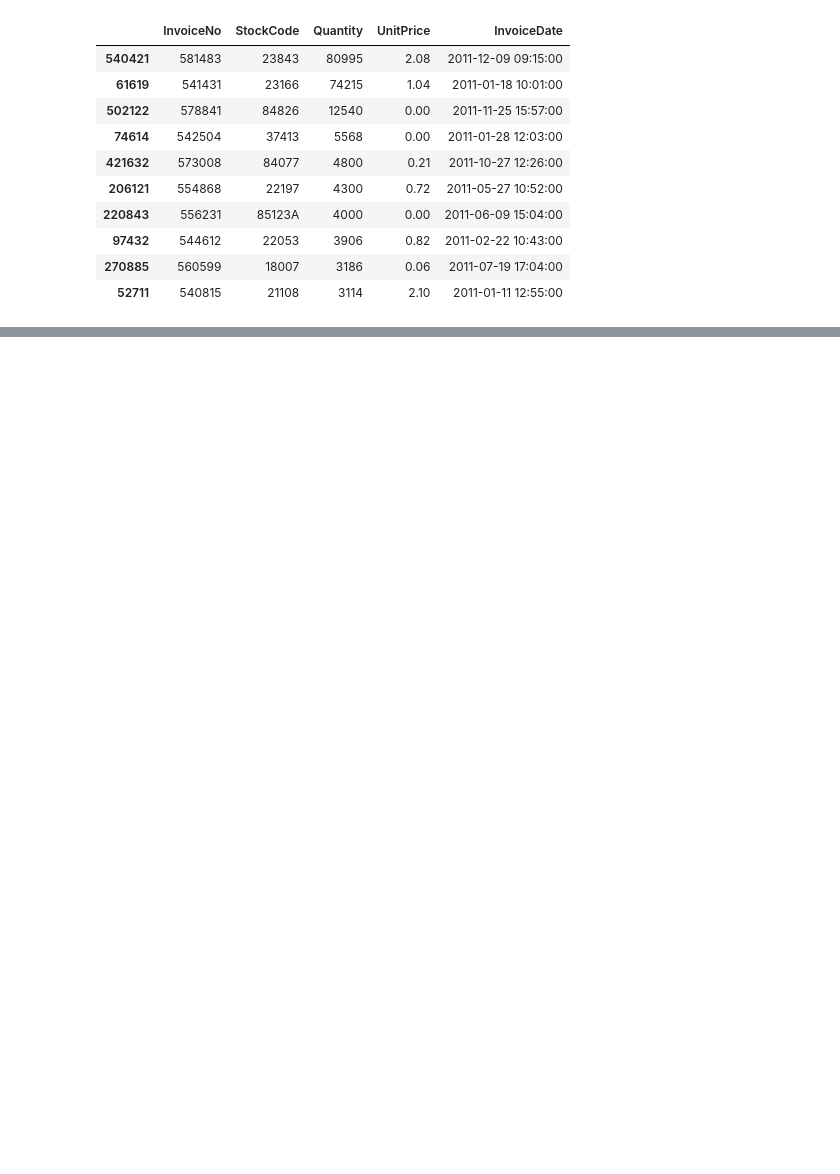
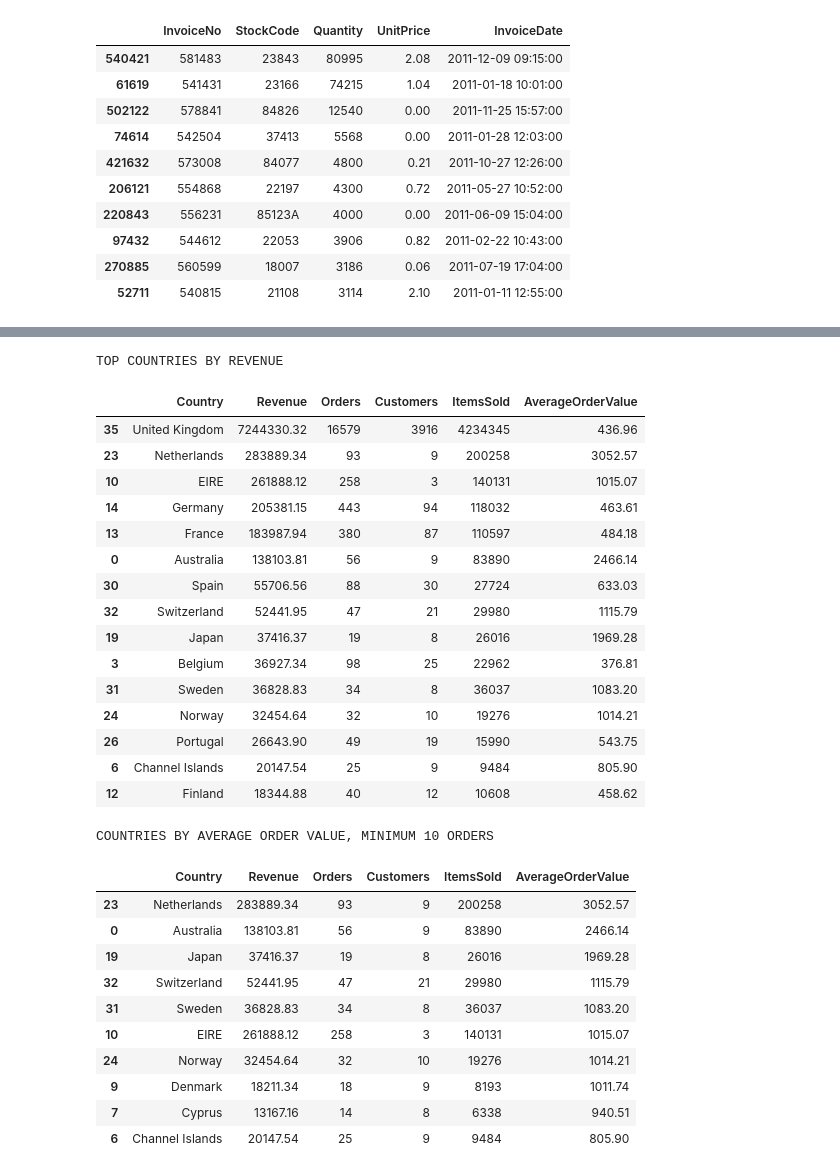
Before and after one commit to KaranMondal/AI-Powered-Retail--Data-Analysis, a Jupyter notebook: RetailDataAnalysis.ipynb, the cells around one changed output, grey strips where cells are left out. Drawn from its saved outputs; the diff is of its cells as text; code cells hidden in the pictures; blank space fills up the shorter version.

```diff
--- a/RetailDataAnalysis.ipynb
+++ b/RetailDataAnalysis.ipynb
@@ -108,0 +267,56 @@ Rows removed from sales dataset: 150,623
+# %%
+# Compare geographic performance using revenue, orders, and identifiable customers.
+country_performance = (
+    clean_df.groupby("Country", as_index=False)
+    .agg(
+        Revenue=("Revenue", "sum"),
+        Orders=("InvoiceNo", "nunique"),
+        Customers=("CustomerID", "nunique"),
+        ItemsSold=("Quantity", "sum"),
+    )
+)
+country_performance["AverageOrderValue"] = (
+    country_performance["Revenue"] / country_performance["Orders"]
+)
+country_performance = country_performance.sort_values("Revenue", ascending=False)
+
+print("TOP COUNTRIES BY REVENUE")
+display(country_performance.head(15).round({"Revenue": 2, "AverageOrderValue": 2}))
+
+print("COUNTRIES BY AVERAGE ORDER VALUE, MINIMUM 10 ORDERS")
+display(
+    country_performance[country_performance["Orders"] >= 10]
+    .sort_values("AverageOrderValue", ascending=False)
+    .head(10)
+    .round({"Revenue": 2, "AverageOrderValue": 2})
+)
+# %% [output]
+TOP COUNTRIES BY REVENUE
+|  | Country | Revenue | Orders | Customers | ItemsSold | AverageOrderValue |
+| 35 | United Kingdom | 7244330.32 | 16579 | 3916 | 4234345 | 436.96 |
+| 23 | Netherlands | 283889.34 | 93 | 9 | 200258 | 3052.57 |
+| 10 | EIRE | 261888.12 | 258 | 3 | 140131 | 1015.07 |
+| 14 | Germany | 205381.15 | 443 | 94 | 118032 | 463.61 |
+| 13 | France | 183987.94 | 380 | 87 | 110597 | 484.18 |
+| 0 | Australia | 138103.81 | 56 | 9 | 83890 | 2466.14 |
+| 30 | Spain | 55706.56 | 88 | 30 | 27724 | 633.03 |
+| 32 | Switzerland | 52441.95 | 47 | 21 | 29980 | 1115.79 |
+| 19 | Japan | 37416.37 | 19 | 8 | 26016 | 1969.28 |
+| 3 | Belgium | 36927.34 | 98 | 25 | 22962 | 376.81 |
+| 31 | Sweden | 36828.83 | 34 | 8 | 36037 | 1083.20 |
+| 24 | Norway | 32454.64 | 32 | 10 | 19276 | 1014.21 |
+| 26 | Portugal | 26643.90 | 49 | 19 | 15990 | 543.75 |
+| 6 | Channel Islands | 20147.54 | 25 | 9 | 9484 | 805.90 |
+| 12 | Finland | 18344.88 | 40 | 12 | 10608 | 458.62 |
+COUNTRIES BY AVERAGE ORDER VALUE, MINIMUM 10 ORDERS
+|  | Country | Revenue | Orders | Customers | ItemsSold | AverageOrderValue |
+| 23 | Netherlands | 283889.34 | 93 | 9 | 200258 | 3052.57 |
+| 0 | Australia | 138103.81 | 56 | 9 | 83890 | 2466.14 |
+| 19 | Japan | 37416.37 | 19 | 8 | 26016 | 1969.28 |
+| 32 | Switzerland | 52441.95 | 47 | 21 | 29980 | 1115.79 |
+| 31 | Sweden | 36828.83 | 34 | 8 | 36037 | 1083.20 |
+| 10 | EIRE | 261888.12 | 258 | 3 | 140131 | 1015.07 |
+| 24 | Norway | 32454.64 | 32 | 10 | 19276 | 1014.21 |
+| 9 | Denmark | 18211.34 | 18 | 9 | 8193 | 1011.74 |
+| 7 | Cyprus | 13167.16 | 14 | 8 | 6338 | 940.51 |
+| 6 | Channel Islands | 20147.54 | 25 | 9 | 9484 | 805.90 |
```
Also changed, not shown: parts of 11 cells of this notebook, 2 other files.
